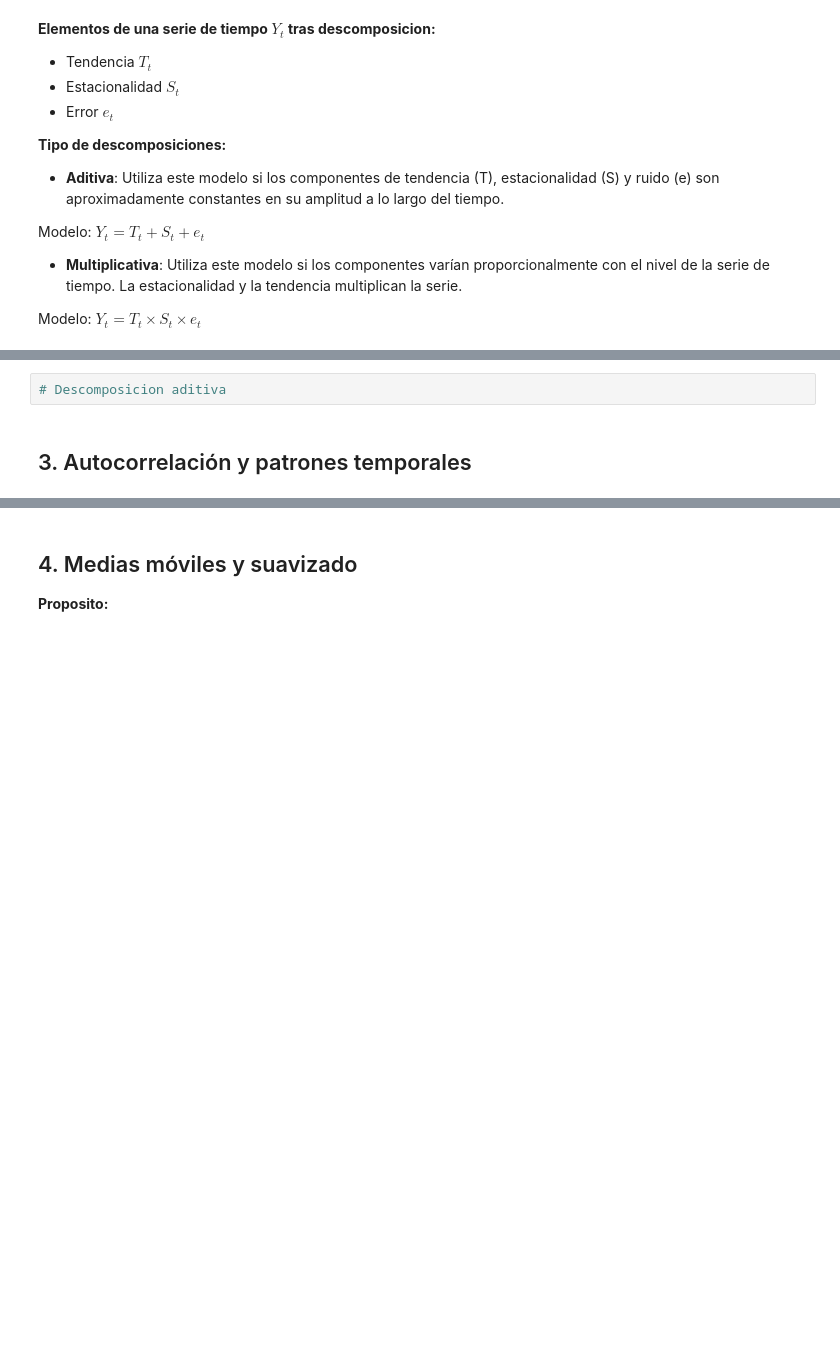
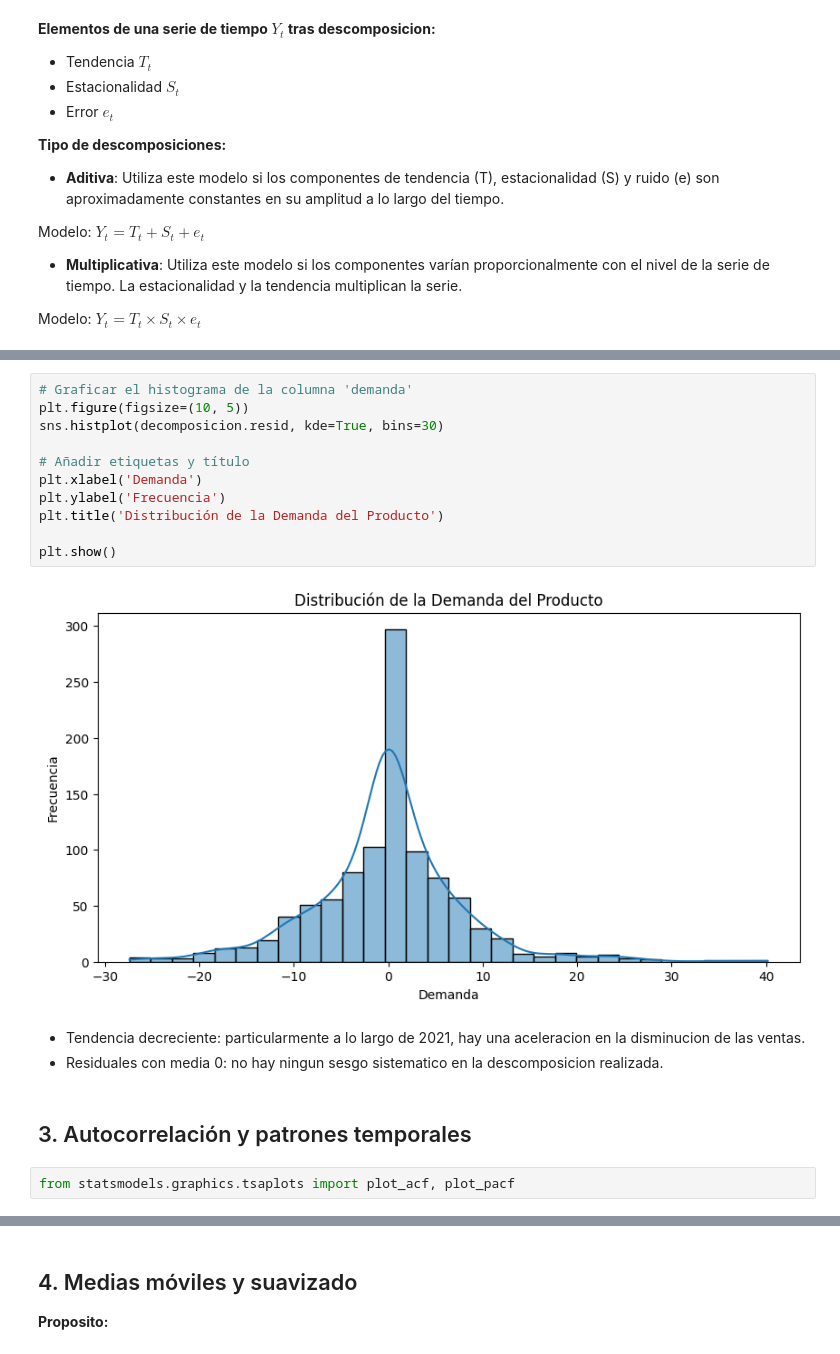
Before and after one commit to juanksRuiz/AI-DemandForecast, a Jupyter notebook: EDA.ipynb, the cells around one changed output, grey strips where cells are left out. Saved outputs shown, nothing was run; the diff lists cells and outputs as text; blank space fills up the shorter version.

```diff
--- a/EDA.ipynb
+++ b/EDA.ipynb
@@ -231,4 +239,20 @@ plt.show()
-# %%
-# Descomposicion aditiva
+# %%
+# Graficar el histograma de la columna 'demanda'
+plt.figure(figsize=(10, 5))
+sns.histplot(decomposicion.resid, kde=True, bins=30)
+
+# Añadir etiquetas y título
+plt.xlabel('Demanda')
+plt.ylabel('Frecuencia')
+plt.title('Distribución de la Demanda del Producto')
+
+plt.show()
+# %% [output]
+[figure, added]
+# %% [markdown]
+- Tendencia decreciente: particularmente a lo largo de 2021, hay una aceleracion en la disminucion de las ventas.
+- Residuales con media 0: no hay ningun sesgo sistematico en la descomposicion realizada.
 # %% [markdown]
 ## 3. Autocorrelación y patrones temporales
+# %%
+from statsmodels.graphics.tsaplots import plot_acf, plot_pacf
```
Also changed, not shown: parts of 13 cells of this notebook, 1 other file.
